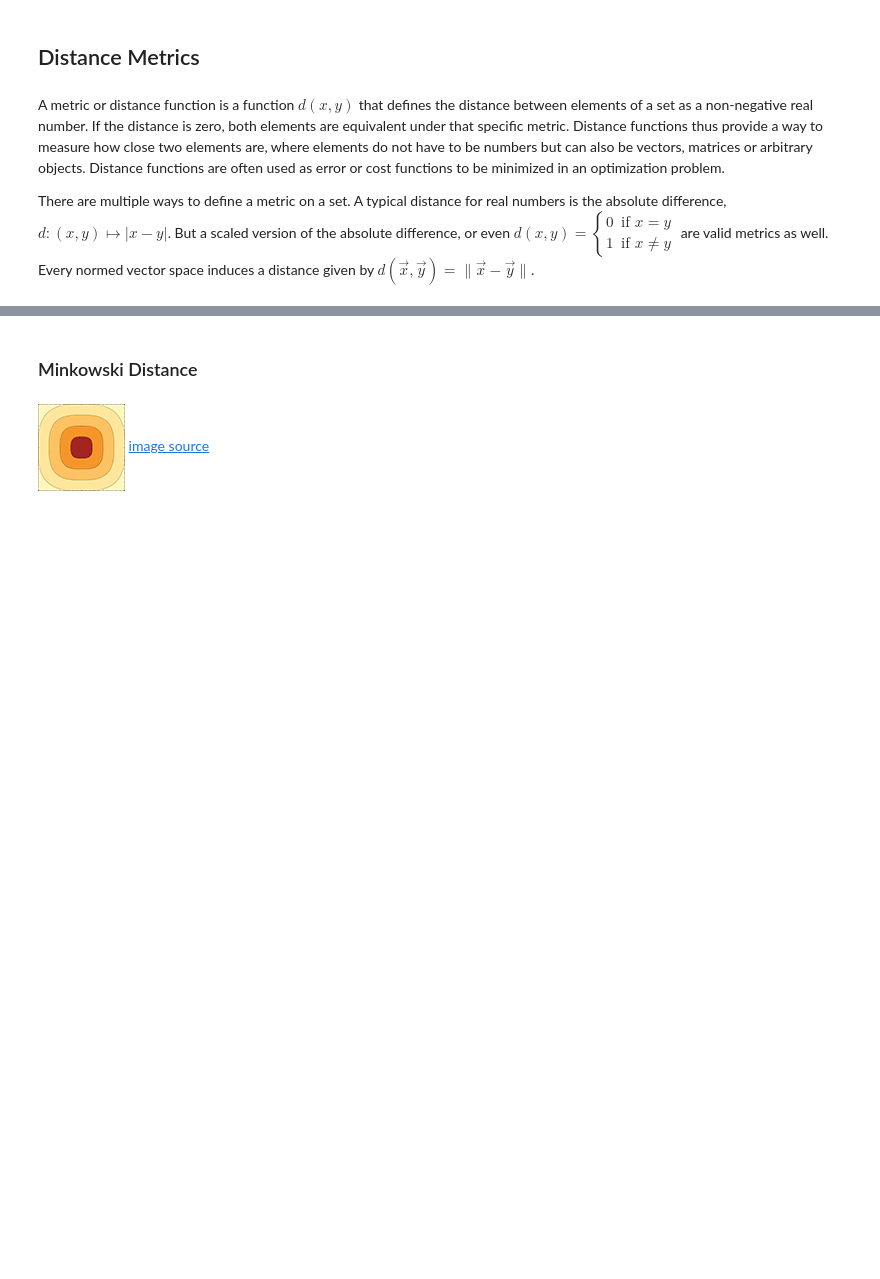
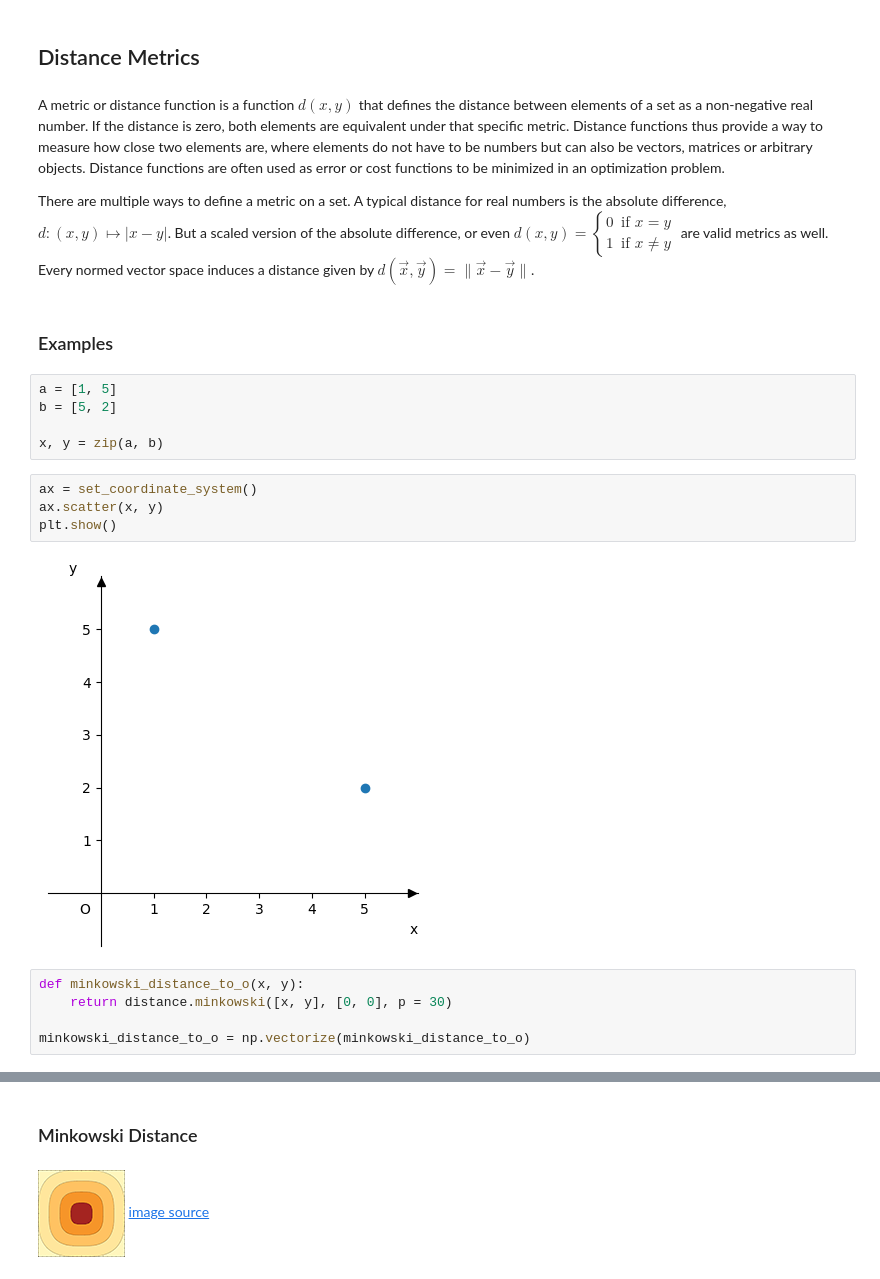
Before and after one commit to dtuleva/Math_Concepts_Visualizations, a Jupyter notebook: clustering.ipynb, the cells around one changed output, grey strips where cells are left out. Drawn from its saved outputs; the diff is of its cells as text; blank space fills up the shorter version.

```diff
--- a/clustering.ipynb
+++ b/clustering.ipynb
@@ -62,3 +137,21 @@ $d : (x, y) \mapsto |x-y|$.
 $ d(x, y) = \begin{cases} 0 & \text{if } x = y \\ 1 & \text{if } x \ne y \end{cases}  $
 are valid metrics as well. Every normed vector space induces a distance given by
 $ d(\vec x, \vec y) = \|\vec x - \vec y\| $.
+# %% [markdown]
+### Examples
+# %%
+a = [1, 5]
+b = [5, 2]
+
+x, y = zip(a, b)
+# %%
+ax = set_coordinate_system()
+ax.scatter(x, y)
+plt.show()
+# %% [output]
+[figure, added]
+# %%
+def minkowski_distance_to_o(x, y):
+    return distance.minkowski([x, y], [0, 0], p = 30)
+
+minkowski_distance_to_o = np.vectorize(minkowski_distance_to_o)
```
Also changed, not shown: parts of 8 cells of this notebook, 1 other file.
